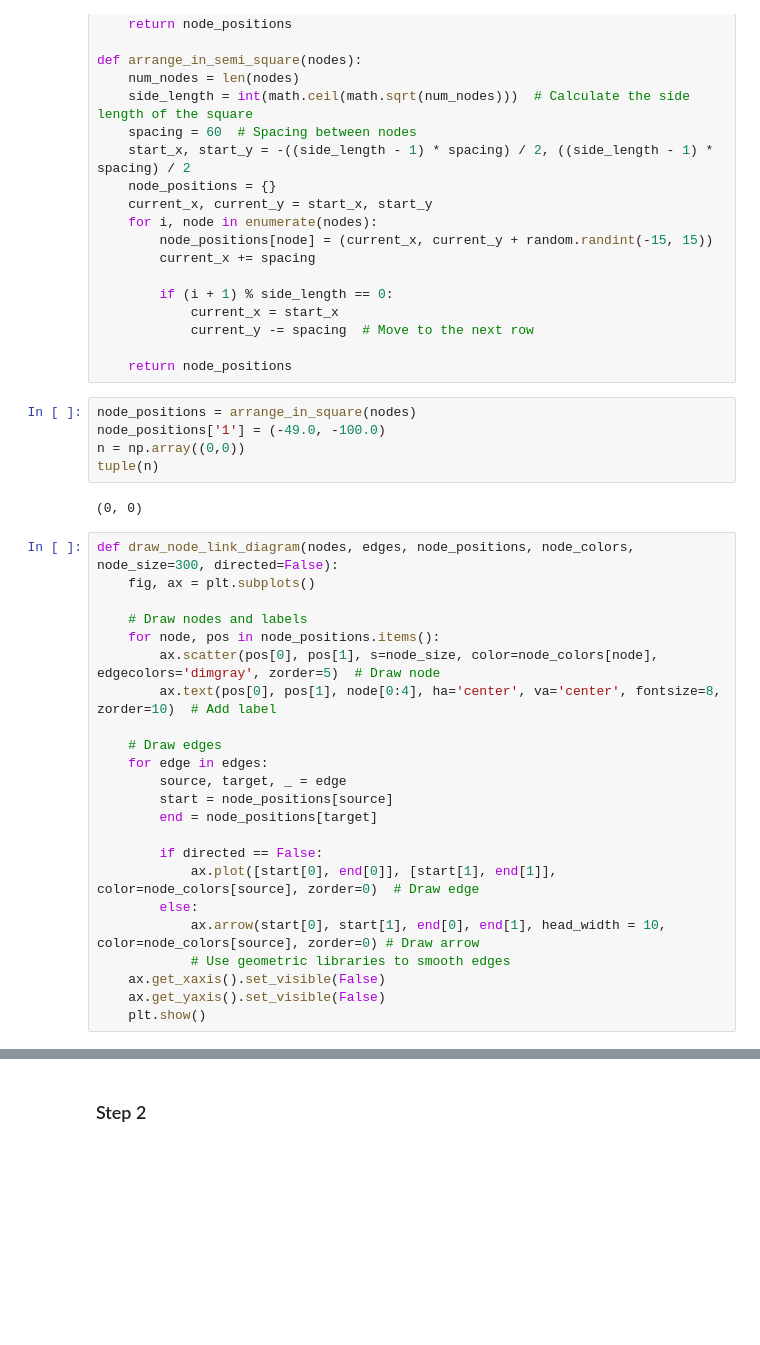
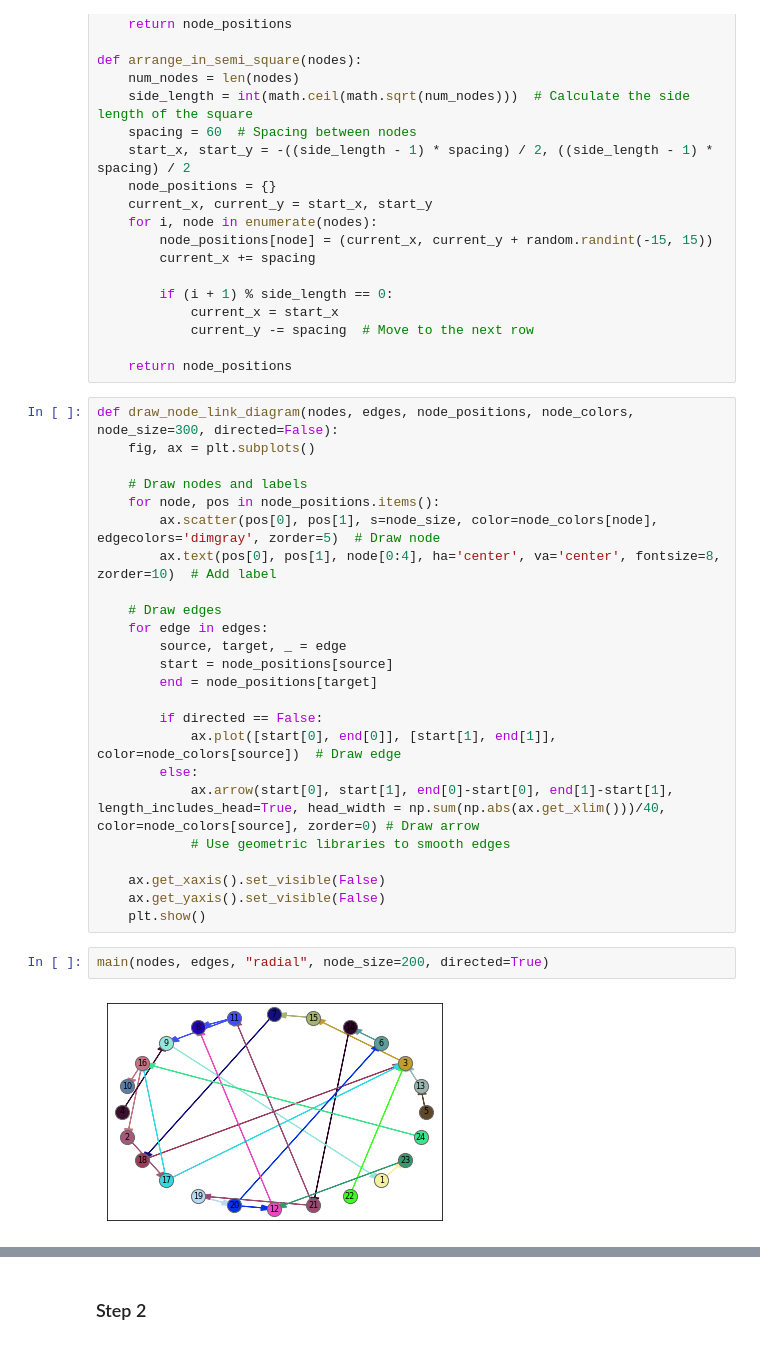
Before and after one commit to GameModes/DataVisualisationCourse, a Jupyter notebook: Projects/DataVis.ipynb, the cells around one changed output, grey strips where cells are left out. Drawn from its saved outputs; the diff is of its cells as text; blank space fills up the shorter version.

```diff
--- a/Projects/DataVis.ipynb
+++ b/Projects/DataVis.ipynb
@@ -101,13 +101,6 @@ def arrange_in_semi_square(nodes):
             current_y -= spacing  # Move to the next row
 
     return node_positions
-# %%
-node_positions = arrange_in_square(nodes)
-node_positions['1'] = (-49.0, -100.0)
-n = np.array((0,0))
-tuple(n)
-# %% [output]
-(0, 0)
 # %%
 def draw_node_link_diagram(nodes, edges, node_positions, node_colors, node_size=300, directed=False):
     fig, ax = plt.subplots()
@@ -124,13 +117,18 @@ def draw_node_link_diagram(nodes, edges, node_positions, node_colors, node_size=
         end = node_positions[target]
 
         if directed == False:
-            ax.plot([start[0], end[0]], [start[1], end[1]], color=node_colors[source], zorder=0)  # Draw edge
+            ax.plot([start[0], end[0]], [start[1], end[1]], color=node_colors[source])  # Draw edge
         else:
-            ax.arrow(start[0], start[1], end[0], end[1], head_width = 10, color=node_colors[source], zorder=0) # Draw arrow
+            ax.arrow(start[0], start[1], end[0]-start[0], end[1]-start[1], length_includes_head=True, head_width = np.sum(np.abs(ax.get_xlim()))/40, color=node_colors[source], zorder=0) # Draw arrow
             # Use geometric libraries to smooth edges
+
     ax.get_xaxis().set_visible(False)
     ax.get_yaxis().set_visible(False)
     plt.show()
+# %%
+main(nodes, edges, "radial", node_size=200, directed=True)
+# %% [output]
+[figure, added]
 # %%
 # Main function to draw the node-link diagram using Matplotlib
 def main(nodes, edges, structure='square', node_size=300, root=None, search_algorithm=False, search_root=None, directed=False):
```
Also changed, not shown: parts of 6 cells of this notebook.
